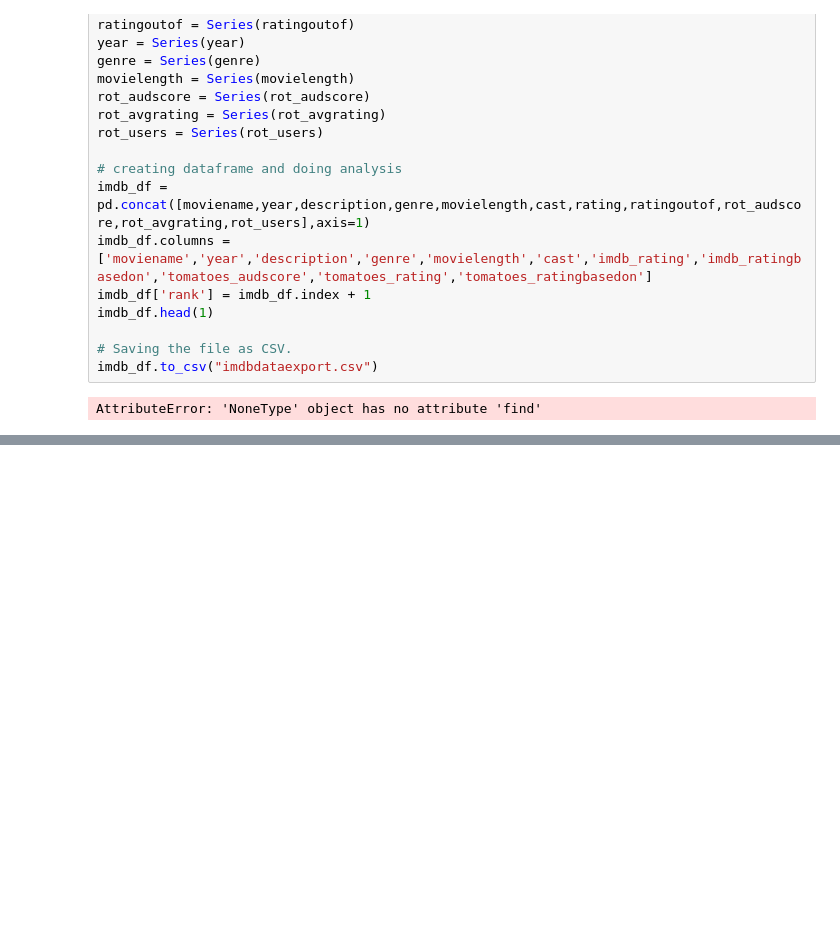
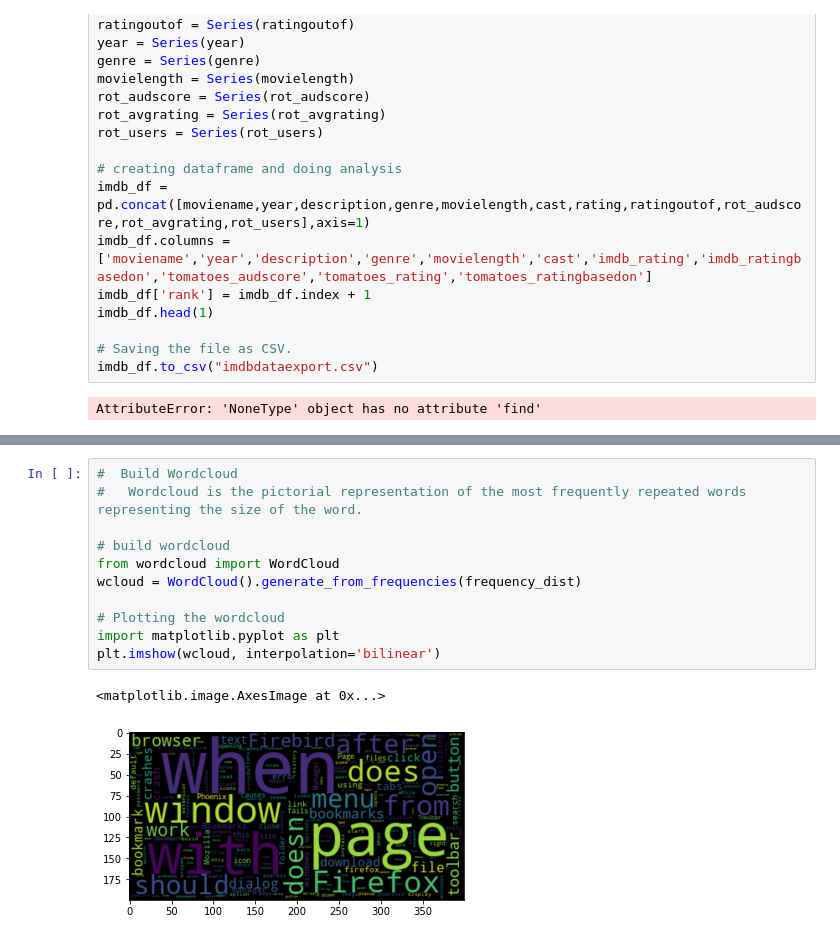
Before and after one commit to kunalburgul/NLP, a Jupyter notebook: NLP_Recipies.ipynb, the cells around one changed output, grey strips where cells are left out. Saved outputs shown, nothing was run; the diff lists cells and outputs as text; blank space fills up the shorter version.

```diff
--- a/NLP_Recipies.ipynb
+++ b/NLP_Recipies.ipynb
@@ -625,0 +1122,14 @@ AttributeError: 'NoneType' object has no attribute 'find'
+# %%
+#  Build Wordcloud
+#   Wordcloud is the pictorial representation of the most frequently repeated words representing the size of the word.
+
+# build wordcloud
+from wordcloud import WordCloud
+wcloud = WordCloud().generate_from_frequencies(frequency_dist)
+
+# Plotting the wordcloud
+import matplotlib.pyplot as plt
+plt.imshow(wcloud, interpolation='bilinear')
+# %% [output]
+<matplotlib.image.AxesImage at 0x...>
+[figure, added]
```
Also changed, not shown: parts of 56 cells of this notebook, 2 other files.
